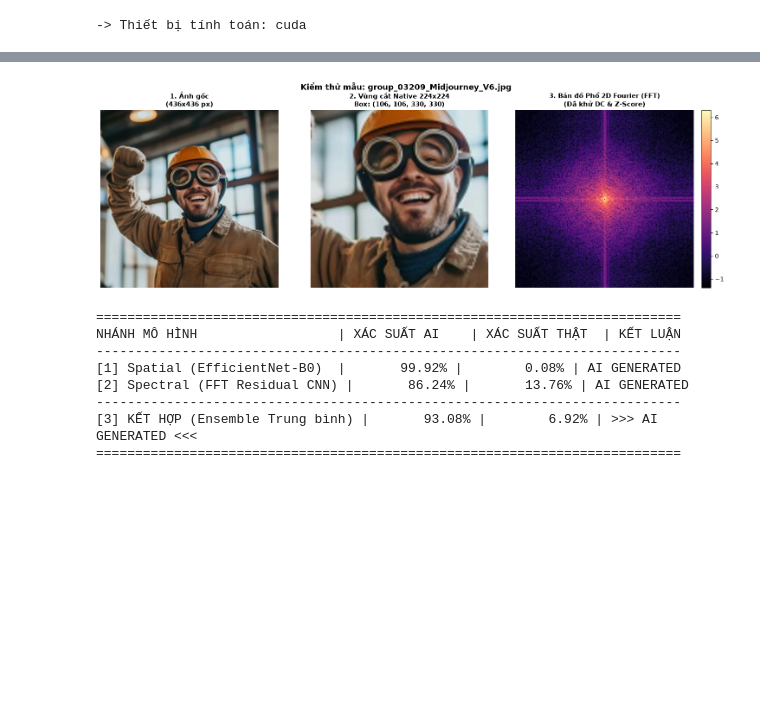
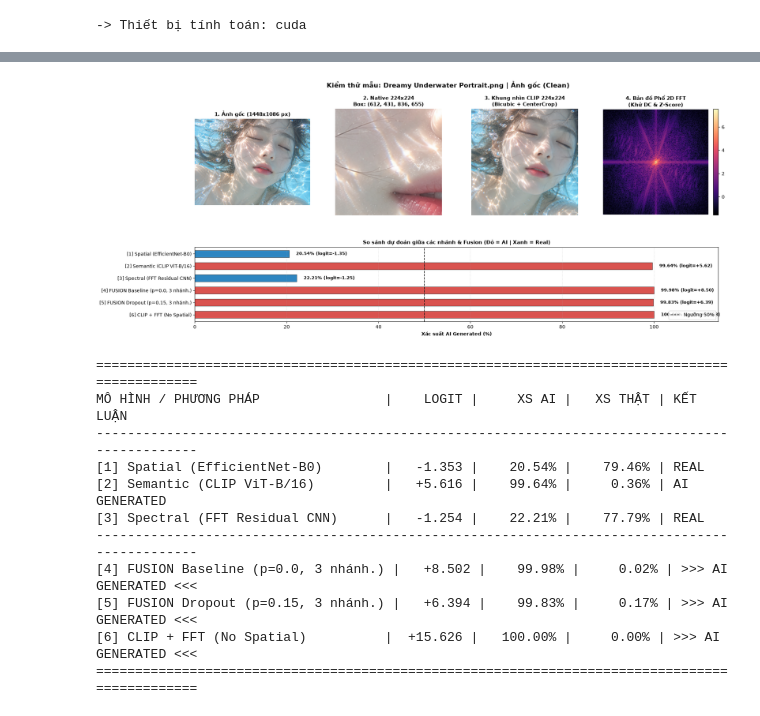
Before and after one commit to phucthinh1/DATN_VoHoangPhucThinh, a Jupyter notebook: predict_single.ipynb, the cells around one changed output, grey strips where cells are left out. Cells and saved outputs as stored; diff of their text form; code cells hidden in the pictures; blank space fills up the shorter version.

Commit message:
thinhvhp:finish_training

```diff
--- a/predict_single.ipynb
+++ b/predict_single.ipynb
@@ -165,19 +457,19 @@ Bạn chỉ cần thay đổi đường dẫn ở biến `TEST_IMAGE_PATH` thàn
 # %%
-# === TEST 3: ĐƯỜNG DẪN ẢNH TÙY Ý CỦA BẠN ===
-# Bạn có thể dán đường dẫn ảnh bất kỳ từ máy tính của bạn vào đây:
-MY_CUSTOM_IMAGE = r"D:\nam_4\DATN\dataset\Defactify_dataset\train\ai\group_03209_Midjourney_V6.jpg"
-
+MY_CUSTOM_IMAGE = r"C:\Users\THINH\Downloads\dog.jpg"
 if os.path.exists(MY_CUSTOM_IMAGE) or (ROOT_DIR / MY_CUSTOM_IMAGE).exists():
-    inspect_and_predict(MY_CUSTOM_IMAGE)
+    inspect_and_predict(MY_CUSTOM_IMAGE, threshold=0.5, jpeg_quality=None, show_chart=True)
 else:
-    print(f"Hãy nhập đường dẫn ảnh hợp lệ vào MY_CUSTOM_IMAGE!")
+    print("Hãy nhập đường dẫn ảnh hợp lệ vào MY_CUSTOM_IMAGE!")
 # %% [output]
-[figure, old version]
+[figure, new version]
-===========================================================================
-NHÁNH MÔ HÌNH                  | XÁC SUẤT AI    | XÁC SUẤT THẬT  | KẾT LUẬN
----------------------------------------------------------------------------
-[1] Spatial (EfficientNet-B0)  |       99.92% |        0.08% | AI GENERATED
-[2] Spectral (FFT Residual CNN) |       86.24% |       13.76% | AI GENERATED
----------------------------------------------------------------------------
-[3] KẾT HỢP (Ensemble Trung bình) |       93.08% |        6.92% | >>> AI GENERATED <<<
-===========================================================================
+==============================================================================================
+MÔ HÌNH / PHƯƠNG PHÁP                |    LOGIT |     XS AI |   XS THẬT | KẾT LUẬN
+----------------------------------------------------------------------------------------------
+[1] Spatial (EfficientNet-B0)        |   -1.353 |    20.54% |    79.46% | REAL
+[2] Semantic (CLIP ViT-B/16)         |   +5.616 |    99.64% |     0.36% | AI GENERATED
+[3] Spectral (FFT Residual CNN)      |   -1.254 |    22.21% |    77.79% | REAL
+----------------------------------------------------------------------------------------------
+[4] FUSION Baseline (p=0.0, 3 nhánh.) |   +8.502 |    99.98% |     0.02% | >>> AI GENERATED <<<
+[5] FUSION Dropout (p=0.15, 3 nhánh.) |   +6.394 |    99.83% |     0.17% | >>> AI GENERATED <<<
+[6] CLIP + FFT (No Spatial)          |  +15.626 |   100.00% |     0.00% | >>> AI GENERATED <<<
+==============================================================================================
```
Also changed, not shown: parts of 13 cells of this notebook, 10 other files.
